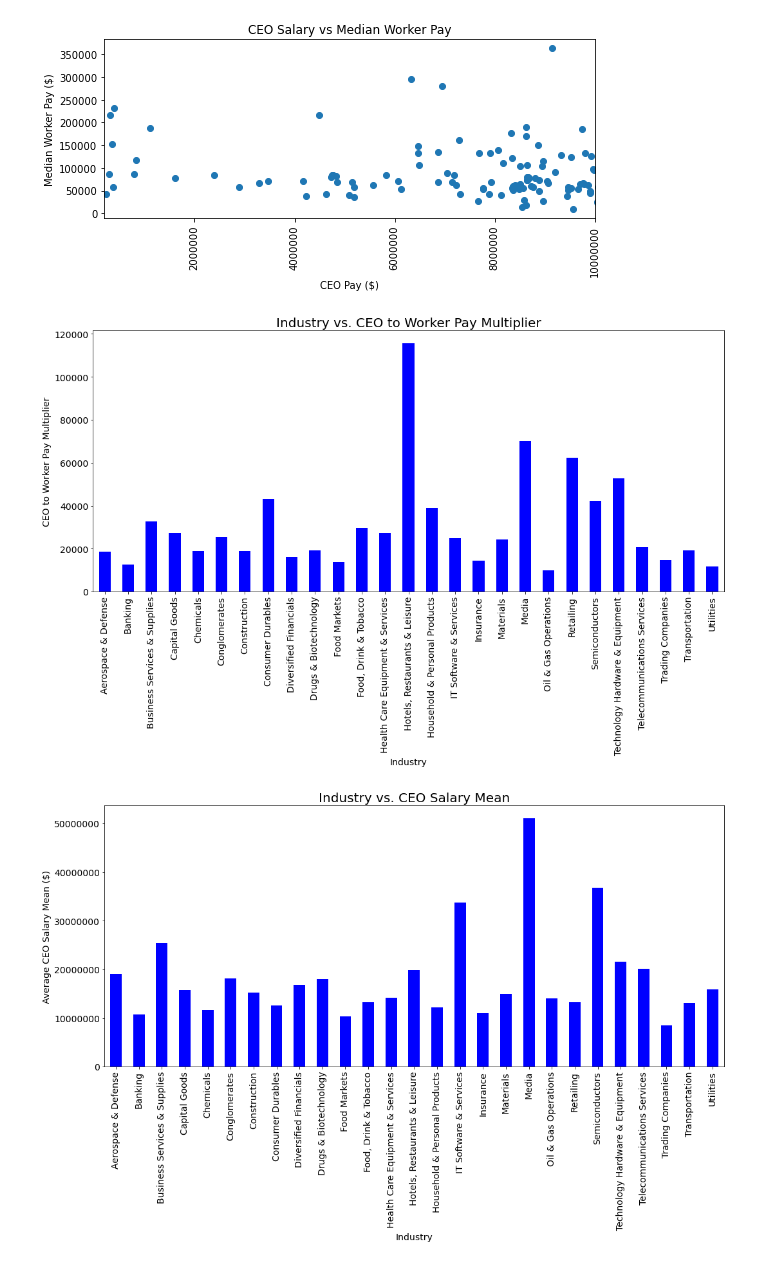
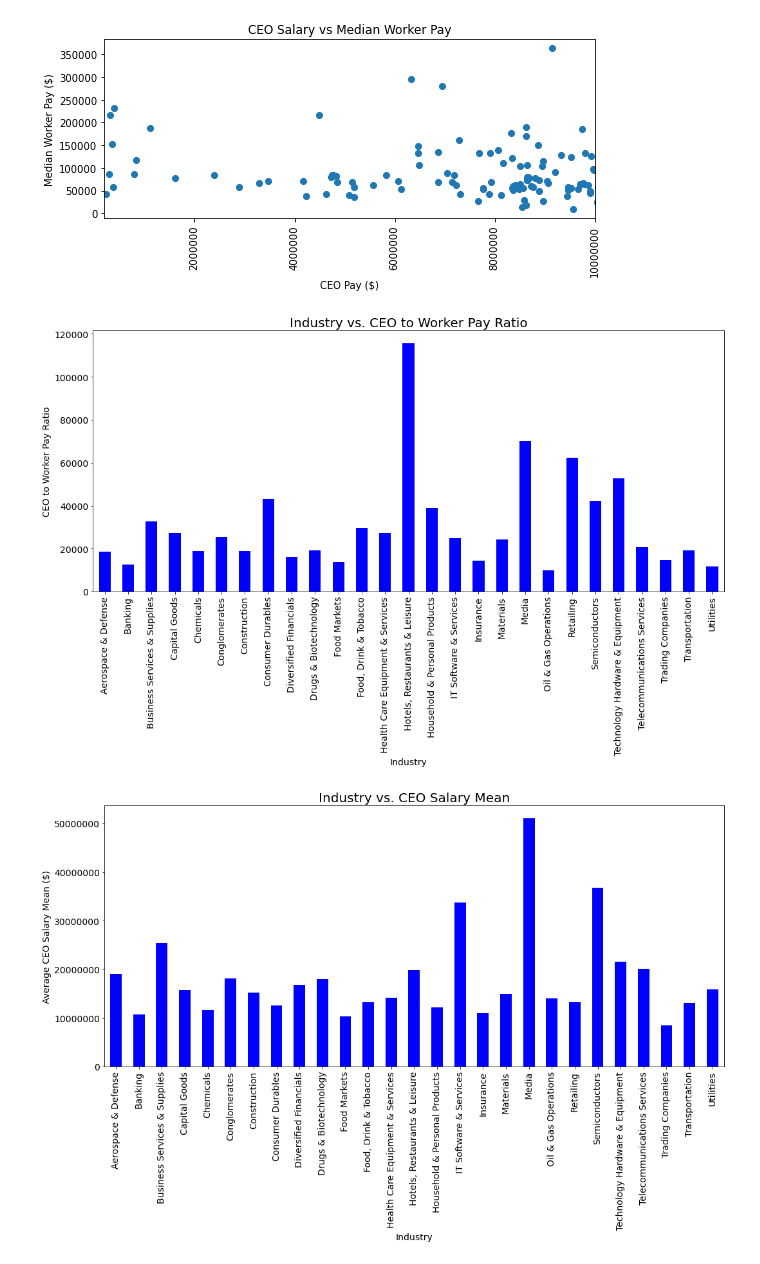
Before and after one commit to allison713/Group6_proj1, a Jupyter notebook: Data/datavisuals.ipynb, the cells around one changed output. Saved outputs shown, nothing was run; the diff lists cells and outputs as text; code cells hidden in the pictures.

```diff
--- a/Data/datavisuals.ipynb
+++ b/Data/datavisuals.ipynb
@@ -75,18 +75,18 @@ CEO average salary: $18268956.9877451
 # %%
 #Do workers at companies get paid more/less if their CEO gets paid more/less?
 
 industry_group = merged_df.groupby(merged_df["Industry"]).mean()["CEO Salary to Worker Pay Multiplier"]
 industry_group
 plot = industry_group.plot.bar(figsize=(15,10), color='b',fontsize = 14)
 plt.xlabel("Industry",fontsize = 14)
-plt.ylabel("CEO to Worker Pay Multiplier",fontsize = 14)
-plt.title("Industry vs. CEO to Worker Pay Multiplier",fontsize = 20)
+plt.ylabel("CEO to Worker Pay Ratio",fontsize = 14)
+plt.title("Industry vs. CEO to Worker Pay Ratio",fontsize = 20)
 plt.ticklabel_format(axis='y',style='plain')
 plt.tight_layout()
 # Save the figure
 plt.savefig("../Visuals/CEOMult_perIndustry.png")
 # %% [output]
-[figure, old version]
+[figure, new version]
 # %%
 #Do industries that CEOs earn the most in and their workers earn the most in match?
 
```
Also changed, not shown: parts of 7 cells of this notebook, 5 other files.
